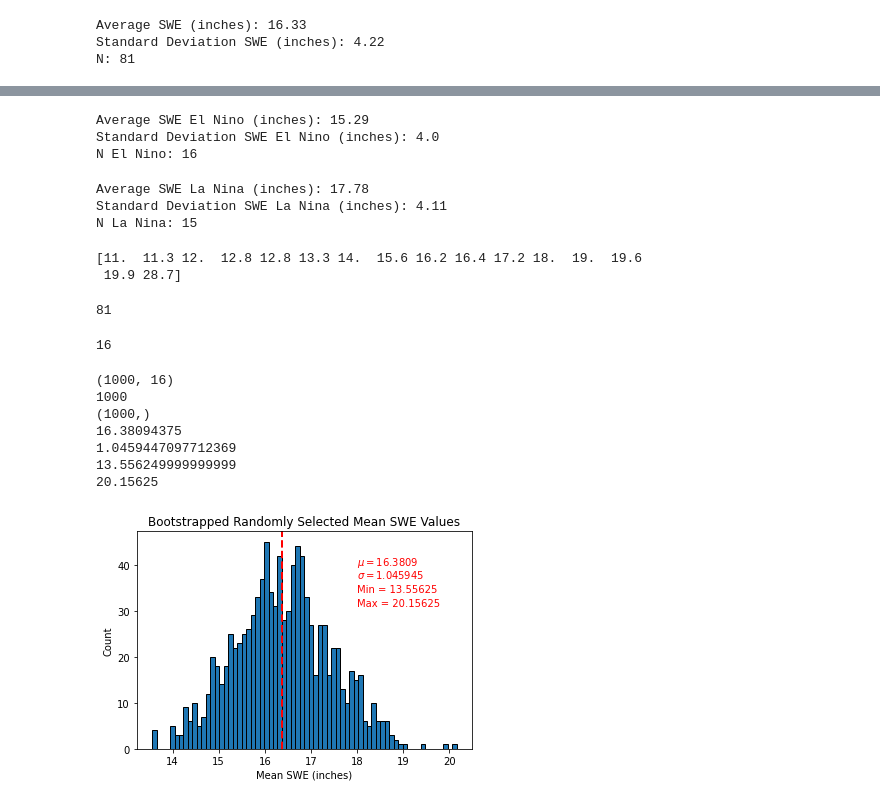
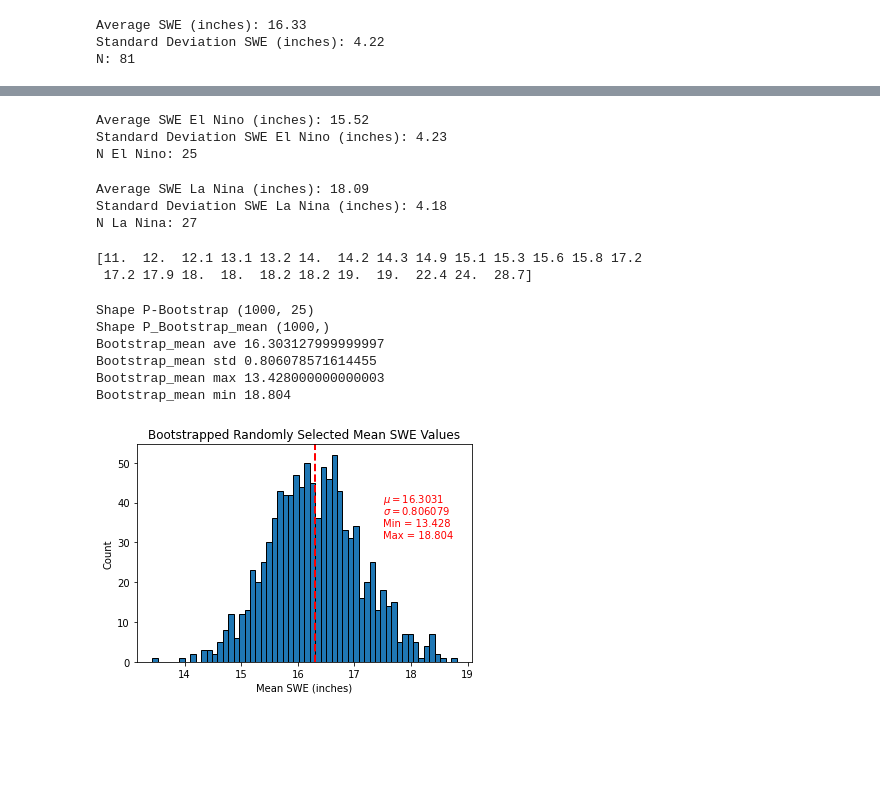
Before and after one commit to chrisrwp/ATOC_7500_Data_Analysis, a Jupyter notebook: Lab_1/ATOC7500_applicationlab1_bootstrapping.ipynb, the cells around one changed output, grey strips where cells are left out. Cells and saved outputs as stored; diff of their text form; code cells hidden in the pictures; blank space fills up the shorter version.

```diff
--- a/Lab_1/ATOC7500_applicationlab1_bootstrapping.ipynb
+++ b/Lab_1/ATOC7500_applicationlab1_bootstrapping.ipynb
@@ -81,53 +86,48 @@ N: 81
+# %%
+Nino_threshold = 0.5
+Nina_threshold = -0.5
 # %%
 ### Print to figure out how to condition and make sure it is working.  Check out if new to Python.
 #print(data.Nino34_anomaly_prevDec>1) ## this gives True/False
 #print(data[data.Nino34_anomaly_prevDec>1])  ## where it is True, values will print
 
 ### Calculate the average SWE when it was an el nino year
-SWE_avg_nino=data[data.Nino34_anomaly_prevDec>1.0]['LovelandPass_April1SWE_inches'].mean()
-SWE_std_nino=data[data.Nino34_anomaly_prevDec>1.0]['LovelandPass_April1SWE_inches'].std()
-N_SWE_nino=len(data[data.Nino34_anomaly_prevDec>1.0].LovelandPass_April1SWE_inches)
+SWE_avg_nino=data[data.Nino34_anomaly_prevDec>Nino_threshold]['LovelandPass_April1SWE_inches'].mean()
+SWE_std_nino=data[data.Nino34_anomaly_prevDec>Nino_threshold]['LovelandPass_April1SWE_inches'].std()
+N_SWE_nino=len(data[data.Nino34_anomaly_prevDec>Nino_threshold].LovelandPass_April1SWE_inches)
 print('Average SWE El Nino (inches):',np.str(np.round(SWE_avg_nino,2)))
 print('Standard Deviation SWE El Nino (inches):',np.str(np.round(SWE_std_nino,2)))
 print('N El Nino:',np.str(N_SWE_nino))
 # %% [output]
-Average SWE El Nino (inches): 15.29
-Standard Deviation SWE El Nino (inches): 4.0
-N El Nino: 16
+Average SWE El Nino (inches): 15.52
+Standard Deviation SWE El Nino (inches): 4.23
+N El Nino: 25
 # %%
 ### Calculate the average SWE when it was an la nina year
-SWE_avg_nina=data[data.Nino34_anomaly_prevDec<-1.0]['LovelandPass_April1SWE_inches'].mean()
-SWE_std_nina=data[data.Nino34_anomaly_prevDec<-1.0]['LovelandPass_April1SWE_inches'].std()
-N_SWE_nina=len(data[data.Nino34_anomaly_prevDec<-1.0].LovelandPass_April1SWE_inches)
+SWE_avg_nina=data[data.Nino34_anomaly_prevDec<Nina_threshold]['LovelandPass_April1SWE_inches'].mean()
+SWE_std_nina=data[data.Nino34_anomaly_prevDec<Nina_threshold]['LovelandPass_April1SWE_inches'].std()
+N_SWE_nina=len(data[data.Nino34_anomaly_prevDec<Nina_threshold].LovelandPass_April1SWE_inches)
 print('Average SWE La Nina (inches):',np.str(np.round(SWE_avg_nina,2)))
 print('Standard Deviation SWE La Nina (inches):',np.str(np.round(SWE_std_nina,2)))
 print('N La Nina:',np.str(N_SWE_nina))
 # %% [output]
-Average SWE La Nina (inches): 17.78
-Standard Deviation SWE La Nina (inches): 4.11
-N La Nina: 15
+Average SWE La Nina (inches): 18.09
+Standard Deviation SWE La Nina (inches): 4.18
+N La Nina: 27
 # %%
 ### Bootstrap!!  Generate random samples of size N_SWE_nino and N_SWE_nina.  Do it once to see if it works.
 #From the whole sample size of 81, take 16 with replacement
 P_random=np.random.choice(data.LovelandPass_April1SWE_inches,N_SWE_nino) #default is with replace=True (with replacement)
 print(np.sort(P_random))  ## LOOK AT YOUR DATA
 # %% [output]
-[11.  11.3 12.  12.8 12.8 13.3 14.  15.6 16.2 16.4 17.2 18.  19.  19.6
- 19.9 28.7]
+[11.  12.  12.1 13.1 13.2 14.  14.2 14.3 14.9 15.1 15.3 15.6 15.8 17.2
+ 17.2 17.9 18.  18.  18.2 18.2 19.  19.  22.4 24.  28.7]
-# %%
-len(data.LovelandPass_April1SWE_inches)
-# %% [output]
-81
-# %%
-N_SWE_nino
-# %% [output]
-16
 # %%
 ### Now Bootstrap Nbs times to generate a distribution of randomly selected mean SWE.
 Nbs=1000
 ## initialize array
 P_Bootstrap=np.empty((Nbs,N_SWE_nino))
-print(np.shape(P_Bootstrap))
+print('Shape P-Bootstrap',np.shape(P_Bootstrap))
 
 ## loop over to fill in array with randomly selected values
 for ii in range(Nbs):
@@ -135,42 +135,41 @@ for ii in range(Nbs):
 
 ## Calculate the means of your randomly selected SWE values.
 P_Bootstrap_mean=np.mean(P_Bootstrap,axis=1)
-print(len(P_Bootstrap_mean))  ## check length to see if you averaged across the correct axis
-print(np.shape(P_Bootstrap_mean)) ## another option to look at the dimensions of a variable
+#print(len(P_Bootstrap_mean))  ## check length to see if you averaged across the correct axis
+print('Shape P_Bootstrap_mean',np.shape(P_Bootstrap_mean)) ## another option to look at the dimensions of a variable
 
 P_Bootstrap_mean_avg=np.mean(P_Bootstrap_mean)
-print(P_Bootstrap_mean_avg)
+print('Bootstrap_mean ave',P_Bootstrap_mean_avg)
 P_Bootstrap_mean_std=np.std(P_Bootstrap_mean)
-print(P_Bootstrap_mean_std)
+print('Bootstrap_mean std',P_Bootstrap_mean_std)
 P_Bootstrap_mean_min=np.min(P_Bootstrap_mean)
-print(P_Bootstrap_mean_min)
+print('Bootstrap_mean max',P_Bootstrap_mean_min)
 P_Bootstrap_mean_max=np.max(P_Bootstrap_mean)
-print(P_Bootstrap_mean_max)
+print('Bootstrap_mean min', P_Bootstrap_mean_max)
 # %% [output]
-(1000, 16)
-1000
-(1000,)
-16.38094375
-1.0459447097712369
-13.556249999999999
-20.15625
+Shape P-Bootstrap (1000, 25)
+Shape P_Bootstrap_mean (1000,)
+Bootstrap_mean ave 16.303127999999997
+Bootstrap_mean std 0.806078571614455
+Bootstrap_mean max 13.428000000000003
+Bootstrap_mean min 18.804
 # %%
 ### Use matplotlib to plot a histogram of the bootstrapped means to compare to the conditioned SWE mean
 binsize=0.1
 min4hist=np.round(np.min(P_Bootstrap_mean),1)-binsize
 max4hist=np.round(np.max(P_Bootstrap_mean),1)+binsize
 nbins=int((max4hist-min4hist)/binsize)
 
 plt.hist(P_Bootstrap_mean,nbins,edgecolor='black')
 plt.axvline(np.mean(P_Bootstrap_mean), ls='--', c='r', linewidth=2)
-plt.text(18, 40, r'$\mu ={}$'.format(str(round(np.mean(P_Bootstrap_mean),4))), {'color': 'r'})
-plt.text(18, 37, r'$\sigma ={}$'.format(str(round(np.std(P_Bootstrap_mean),6))), {'color': 'r'})
-plt.text(18, 34, 'Min = {}'.format(str(round(np.min(P_Bootstrap_mean),6))), {'color': 'r'})
-plt.text(18, 31, 'Max = {}'.format(str(round(np.max(P_Bootstrap_mean),6))), {'color': 'r'})
+plt.text(17.5, 40, r'$\mu ={}$'.format(str(round(np.mean(P_Bootstrap_mean),4))), {'color': 'r'})
+plt.text(17.5, 37, r'$\sigma ={}$'.format(str(round(np.std(P_Bootstrap_mean),6))), {'color': 'r'})
+plt.text(17.5, 34, 'Min = {}'.format(str(round(np.min(P_Bootstrap_mean),6))), {'color': 'r'})
+plt.text(17.5, 31, 'Max = {}'.format(str(round(np.max(P_Bootstrap_mean),6))), {'color': 'r'})
 
 #plt.legend()
 plt.xlabel('Mean SWE (inches)')
 plt.ylabel('Count')
 plt.title('Bootstrapped Randomly Selected Mean SWE Values');
 # %% [output]
-[figure, old version]
+[figure, new version]
```
Also changed, not shown: parts of 14 cells of this notebook, 2 other files.
